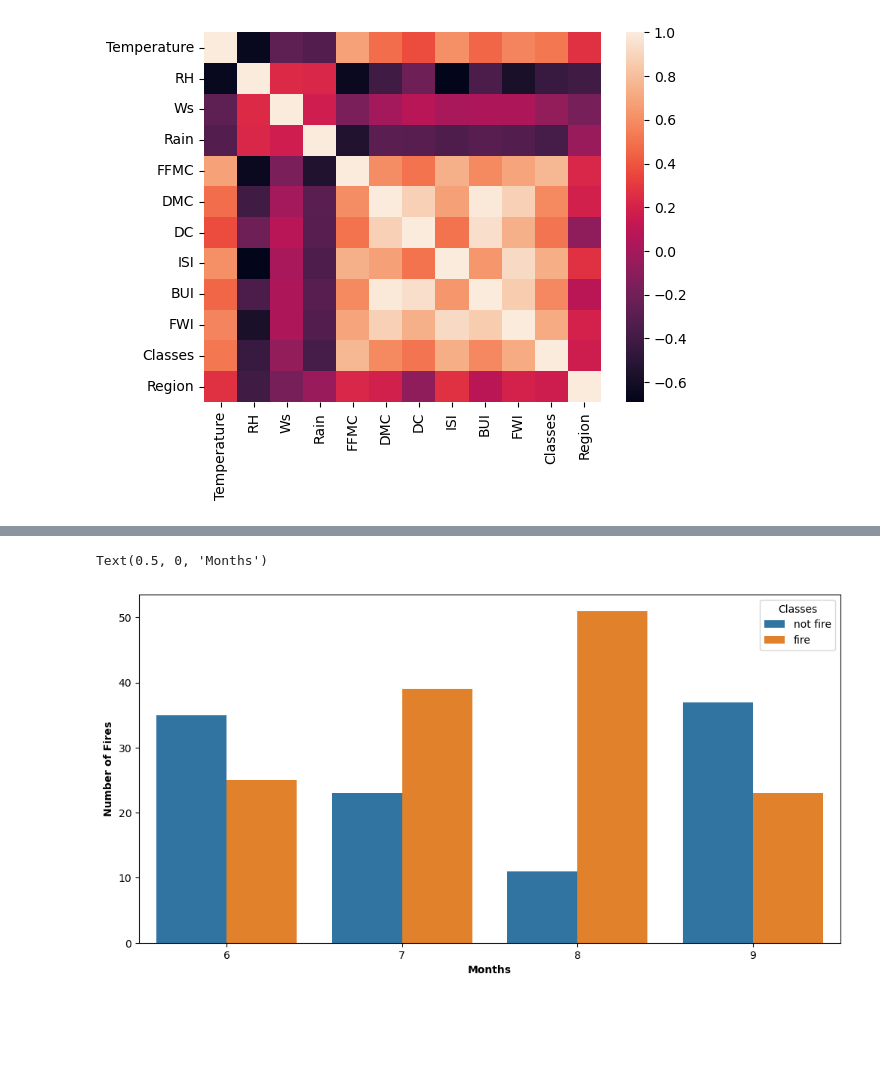
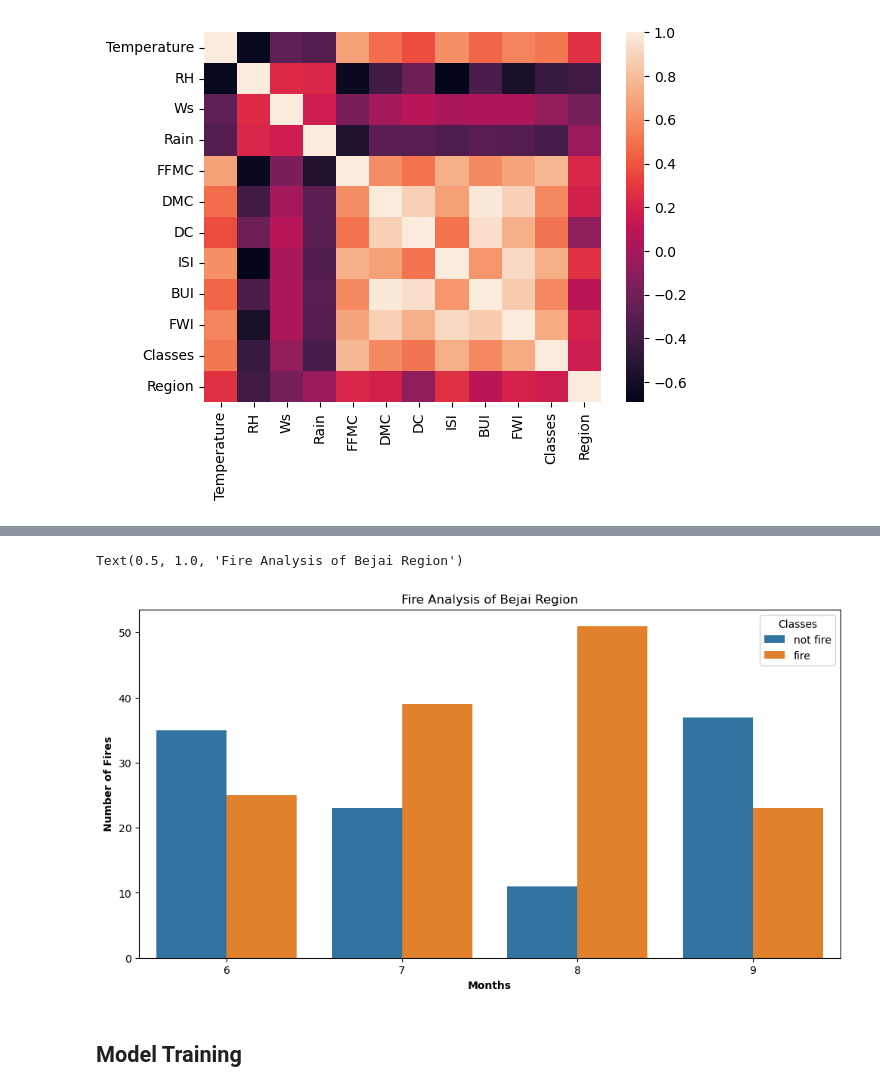
Before and after one commit to awais4212/Data-Science-Basics, a Jupyter notebook: Machine Learning/algerian_forest.ipynb, the cells around one changed output, grey strips where cells are left out. Saved outputs shown, nothing was run; the diff lists cells and outputs as text; code cells hidden in the pictures; blank space fills up the shorter version.

```diff
--- a/Machine Learning/algerian_forest.ipynb
+++ b/Machine Learning/algerian_forest.ipynb
@@ -220,9 +230,12 @@ sns.heatmap(df_copy.corr())
 # %%
 dftemp = df.loc[df['Region']==1]
 plt.subplots(figsize=(12,6))
 sns.countplot(x=df['month'],hue='Classes',data=df)
 plt.ylabel('Number of Fires', weight='bold')
 plt.xlabel('Months', weight='bold')
+plt.title('Fire Analysis of Bejai Region')
 # %% [output]
-Text(0.5, 0, 'Months')
+Text(0.5, 1.0, 'Fire Analysis of Bejai Region')
-[figure, old version]
+[figure, new version]
+# %% [markdown]
+## Model Training
```
Also changed, not shown: parts of 53 cells of this notebook, 7 other files.
